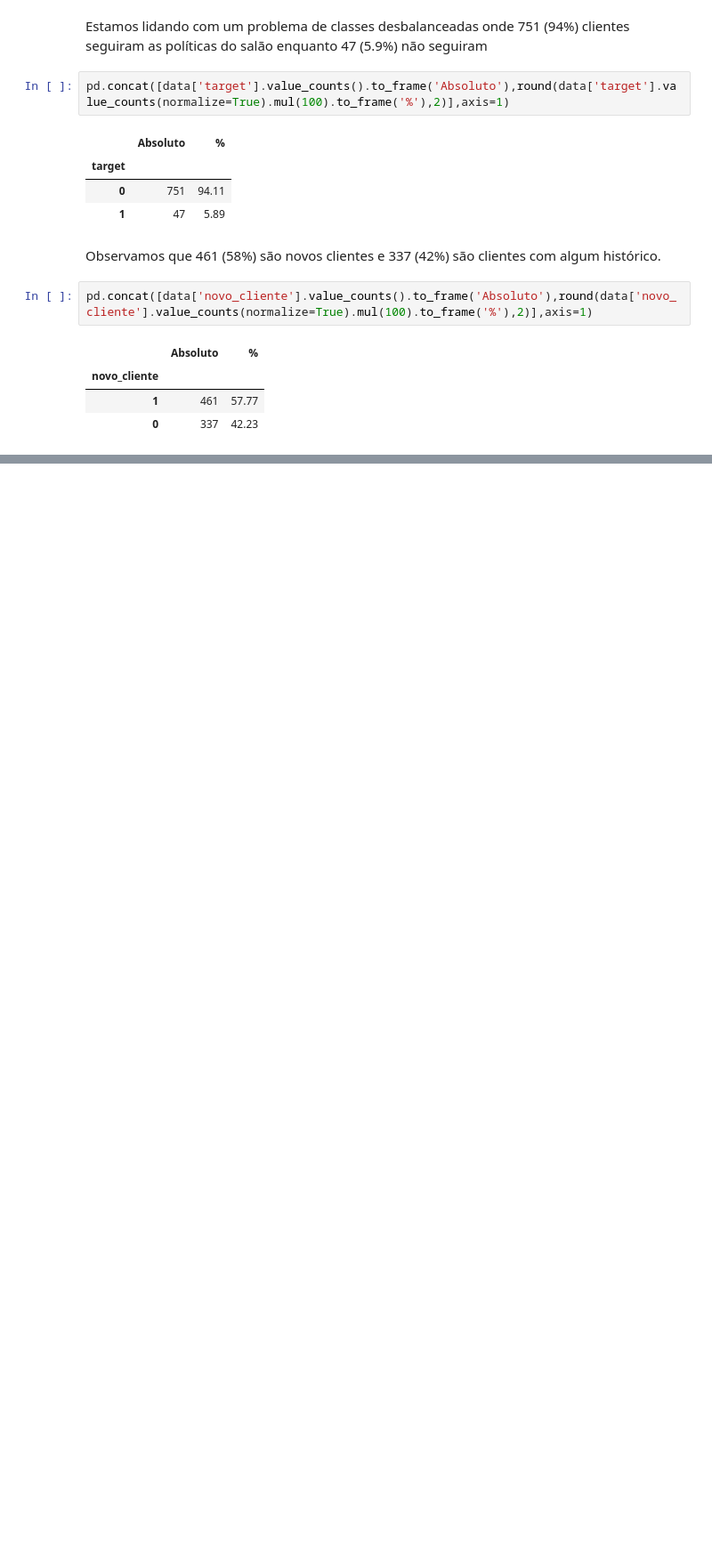
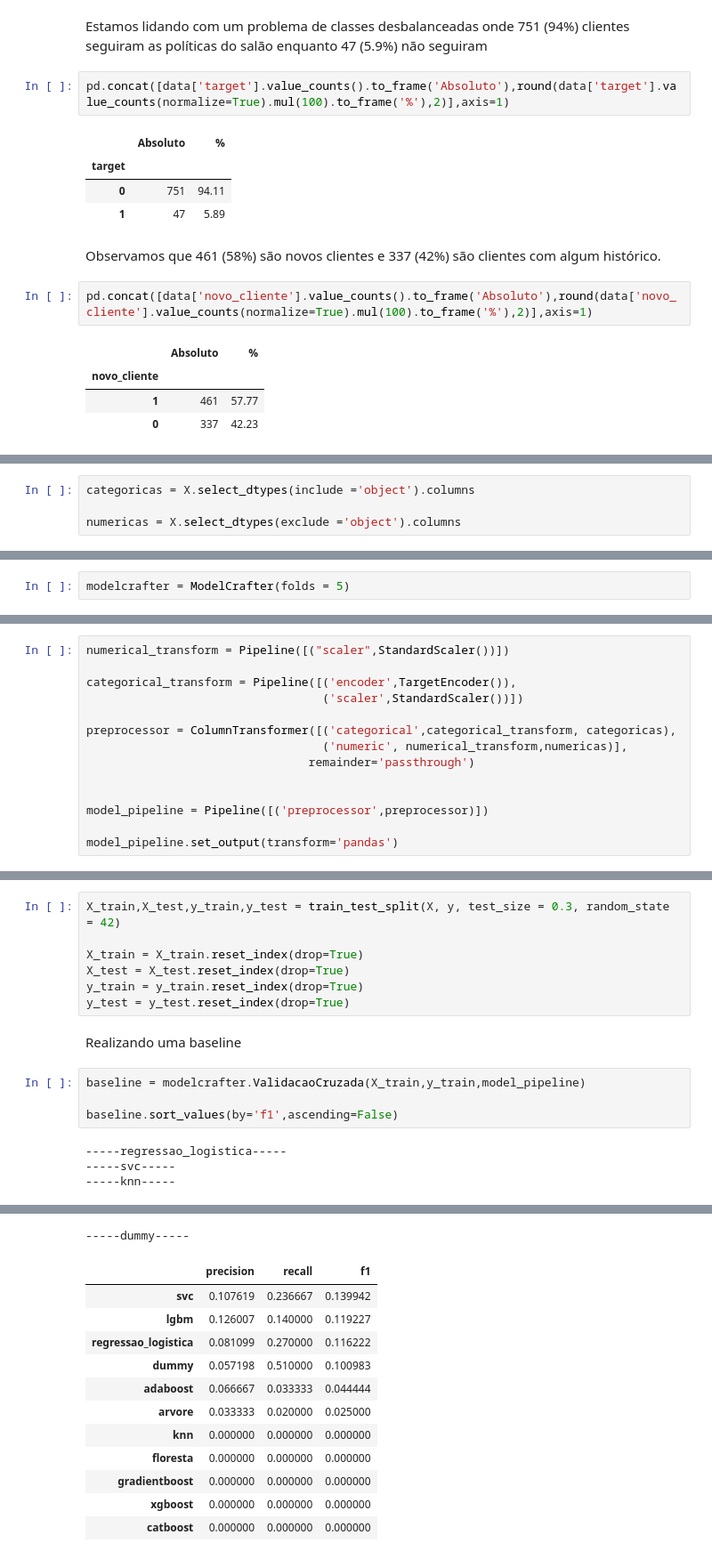
Before and after one commit to Alexandre-Esposte/Reserva_Nao_Honrada, a Jupyter notebook: notebooks/modelagem.ipynb, the cells around one changed output, grey strips where cells are left out. Shown at 89% size. Drawn from its saved outputs; the diff is of its cells as text; blank space fills up the shorter version.

Commit message:
modelagem 2

```diff
--- a/notebooks/modelagem.ipynb
+++ b/notebooks/modelagem.ipynb
@@ -113,0 +140,4 @@ Clientes sem histórico podem ser um problema, pois a única informação que ad
+# %%
+categoricas = X.select_dtypes(include ='object').columns
+
+numericas = X.select_dtypes(exclude ='object').columns
@@ -113,0 +146,2 @@ Clientes sem histórico podem ser um problema, pois a única informação que ad
+# %%
+modelcrafter = ModelCrafter(folds = 5)
@@ -113,0 +166,14 @@ Clientes sem histórico podem ser um problema, pois a única informação que ad
+# %%
+numerical_transform = Pipeline([("scaler",StandardScaler())])
+
+categorical_transform = Pipeline([('encoder',TargetEncoder()),
+                                  ('scaler',StandardScaler())])
+
+preprocessor = ColumnTransformer([('categorical',categorical_transform, categoricas),
+                                  ('numeric', numerical_transform,numericas)],
+                                remainder='passthrough')
+
+
+model_pipeline = Pipeline([('preprocessor',preprocessor)])
+
+model_pipeline.set_output(transform='pandas')
@@ -113,0 +201,17 @@ Clientes sem histórico podem ser um problema, pois a única informação que ad
+# %%
+X_train,X_test,y_train,y_test = train_test_split(X, y, test_size = 0.3, random_state = 42)
+
+X_train = X_train.reset_index(drop=True)
+X_test = X_test.reset_index(drop=True)
+y_train = y_train.reset_index(drop=True)
+y_test = y_test.reset_index(drop=True)
+# %% [markdown]
+Realizando uma baseline
+# %%
+baseline = modelcrafter.ValidacaoCruzada(X_train,y_train,model_pipeline)
+
+baseline.sort_values(by='f1',ascending=False)
+# %% [output]
+-----regressao_logistica-----
+-----svc-----
+-----knn-----
@@ -113,0 +240,13 @@ Clientes sem histórico podem ser um problema, pois a única informação que ad
+-----dummy-----
+|  | precision | recall | f1 |
+| svc | 0.107619 | 0.236667 | 0.139942 |
+| lgbm | 0.126007 | 0.140000 | 0.119227 |
+| regressao_logistica | 0.081099 | 0.270000 | 0.116222 |
+| dummy | 0.057198 | 0.510000 | 0.100983 |
+| adaboost | 0.066667 | 0.033333 | 0.044444 |
+| arvore | 0.033333 | 0.020000 | 0.025000 |
+| knn | 0.000000 | 0.000000 | 0.000000 |
+| floresta | 0.000000 | 0.000000 | 0.000000 |
+| gradientboost | 0.000000 | 0.000000 | 0.000000 |
+| xgboost | 0.000000 | 0.000000 | 0.000000 |
+| catboost | 0.000000 | 0.000000 | 0.000000 |
```
Also changed, not shown: parts of 16 cells of this notebook, 6 other files.
